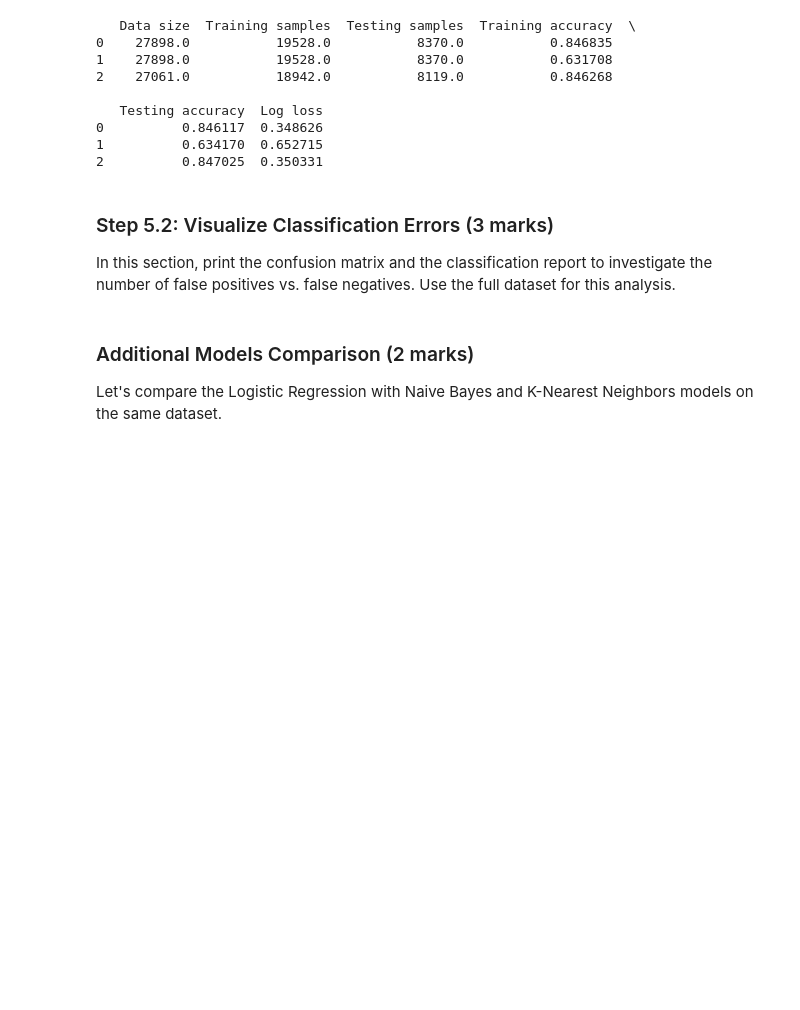
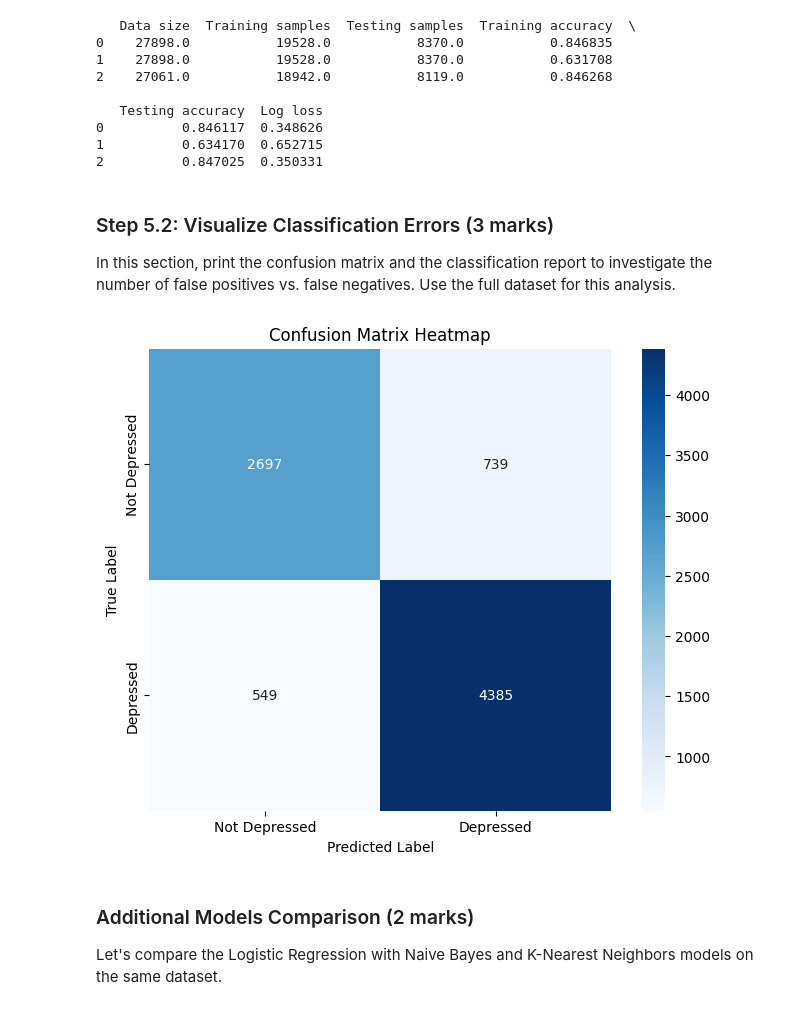
Before and after one commit to NazilaAbedini/ENGG680_2025_Fall, a Jupyter notebook: Lab_Assignment2/Assignment2_Upload.ipynb, the cells around one changed output. Saved outputs shown, nothing was run; the diff lists cells and outputs as text; code cells hidden in the pictures; blank space fills up the shorter version.

```diff
--- a/Lab_Assignment2/Assignment2_Upload.ipynb
+++ b/Lab_Assignment2/Assignment2_Upload.ipynb
@@ -1164,25 +1164,28 @@ model.fit(X_train_full, y_train_full)
 y_pred_full = model.predict(X_test_full)
 # %%
 from sklearn.metrics import confusion_matrix
+
 # Calculate confusion matrix: confusion_matrix()
-# (1 marks)
-
-
+# (1 mark)
+conf_mat = confusion_matrix(y_test_full, y_pred_full)
 
 # Print confusion matrix using a heatmap: sns.heatmap()
 plt.figure(figsize=(8, 6))
 sns.heatmap(conf_mat,
-           xticklabels=['Not Depressed', 'Depressed'],
-           yticklabels=['Not Depressed', 'Depressed'],
-           square=True,
-           annot=True,
-           cbar=True,
-           fmt='d',
-           cmap='Blues')
-plt.xlabel(   )
-plt.ylabel(   )
-plt.title(   )
+            xticklabels=['Not Depressed', 'Depressed'],
+            yticklabels=['Not Depressed', 'Depressed'],
+            square=True,
+            annot=True,
+            cbar=True,
+            fmt='d',
+            cmap='Blues')
+
+plt.xlabel('Predicted Label')
+plt.ylabel('True Label')
+plt.title('Confusion Matrix Heatmap')
 plt.show()
+# %% [output]
+[figure, added]
 # %%
 from sklearn.metrics import classification_report
 # Print classification report: classification_report()
```
